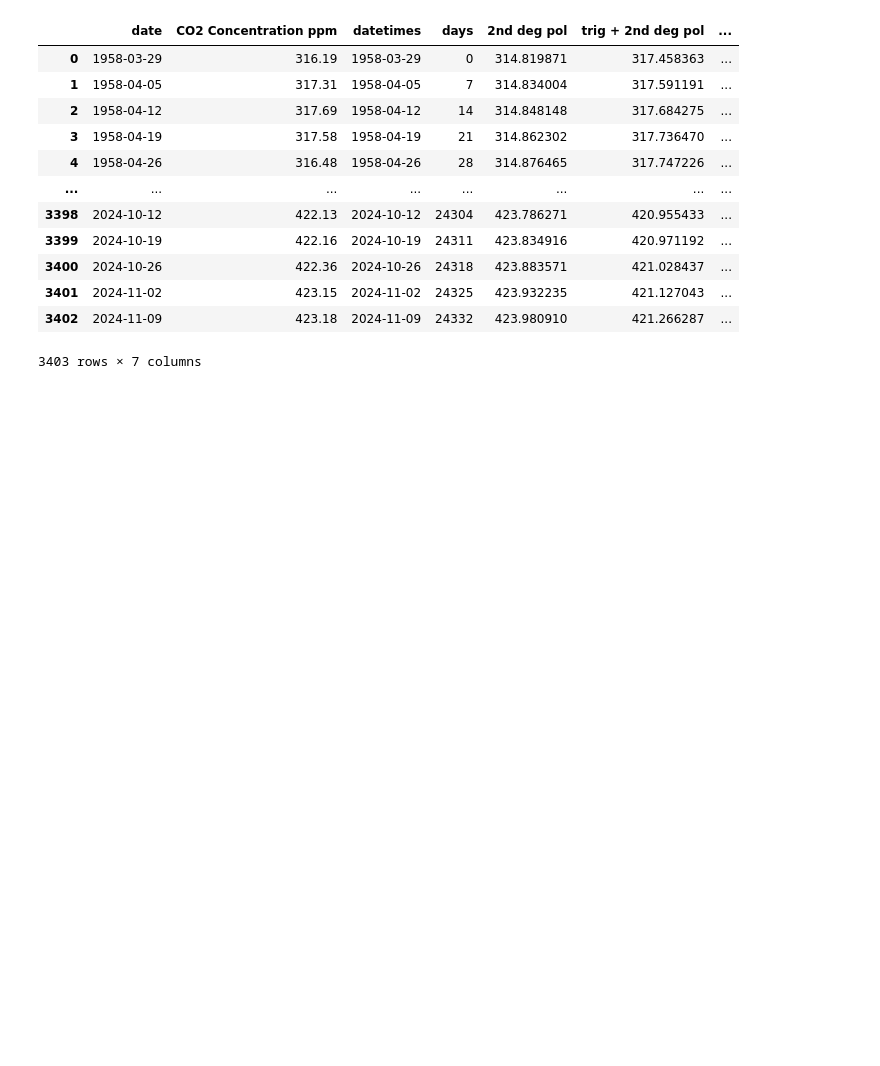
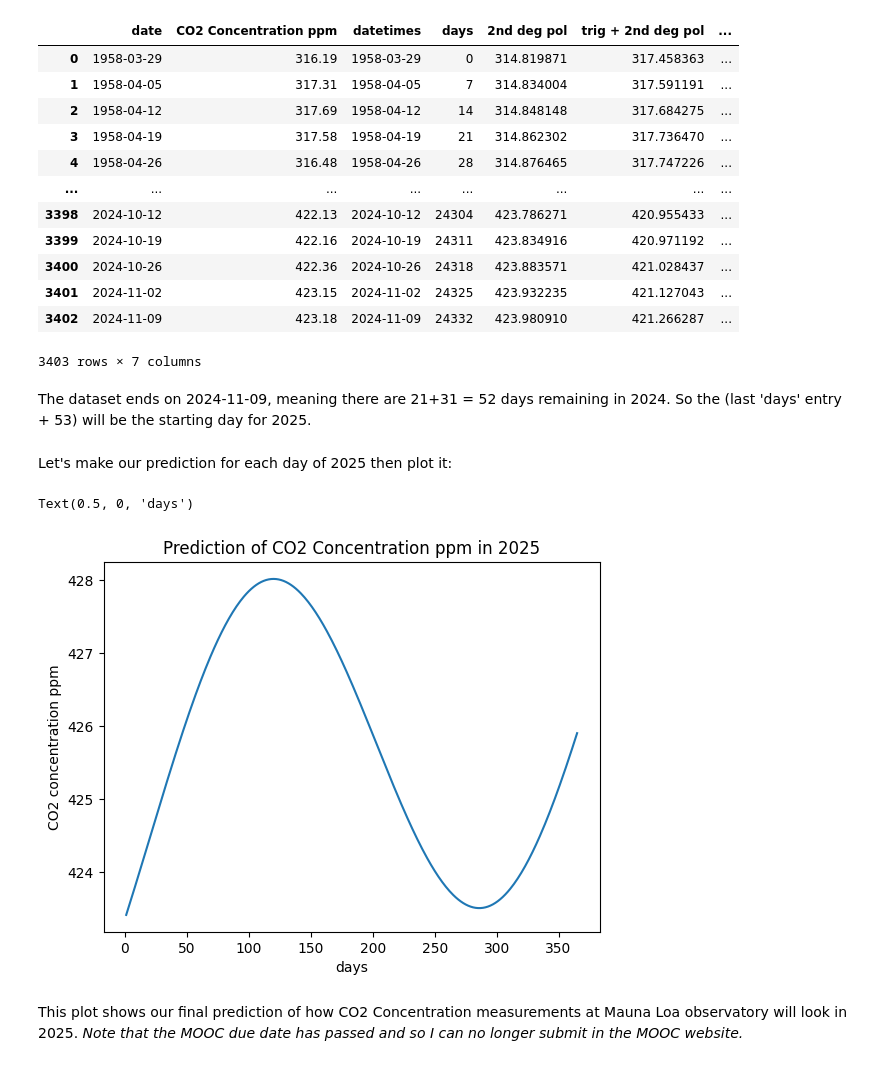
Before and after one commit to nordqvig/SMPE_Georgios_Public, a Jupyter notebook: MOOC/MOOCModule3/PeerAssessmentTask/PeerAssessmentSujet1.ipynb, the cells around one changed output. Drawn from its saved outputs; the diff is of its cells as text; code cells hidden in the pictures; blank space fills up the shorter version.

Commit message:
Finished the peer assessed task at end of MOOC Module 3.

```diff
--- a/MOOC/MOOCModule3/PeerAssessmentTask/PeerAssessmentSujet1.ipynb
+++ b/MOOC/MOOCModule3/PeerAssessmentTask/PeerAssessmentSujet1.ipynb
@@ -153,3 +153,28 @@ data
 | 3401 | 2024-11-02 | 423.15 | 2024-11-02 | 24325 | 423.932235 | 421.127043 | ... |
 | 3402 | 2024-11-09 | 423.18 | 2024-11-09 | 24332 | 423.980910 | 421.266287 | ... |
 3403 rows × 7 columns
+# %% [markdown]
+The dataset ends on 2024-11-09, meaning there are 21+31 = 52 days remaining in 2024. So the (last 'days' entry + 53) will be the starting day for 2025.
+# %%
+first = data['days'][len(data)-1] + 53
+days2025 = []
+for i in range(365):
+    days2025.append(first + i)
+# %% [markdown]
+Let's make our prediction for each day of 2025 then plot it:
+# %%
+prediction2025 = []
+for day in days2025:
+    current_prediction = param[0] + param[1] * day + param[2] * day**2 + param[3] * np.sin(2*np.pi/365.25 * day + param[4])
+    prediction2025.append(current_prediction)
+
+oneyear=np.linspace(1,365,365)
+plt.plot(oneyear, prediction2025)
+plt.title('Prediction of CO2 Concentration ppm in 2025')
+plt.ylabel('CO2 concentration ppm')
+plt.xlabel('days')
+# %% [output]
+Text(0.5, 0, 'days')
+[figure, added]
+# %% [markdown]
+This plot shows our final prediction of how CO2 Concentration measurements at Mauna Loa observatory will look in 2025. *Note that the MOOC due date has passed and so I can no longer submit in the MOOC website.*
```
Also changed, not shown: parts of 1 cell of this notebook.
